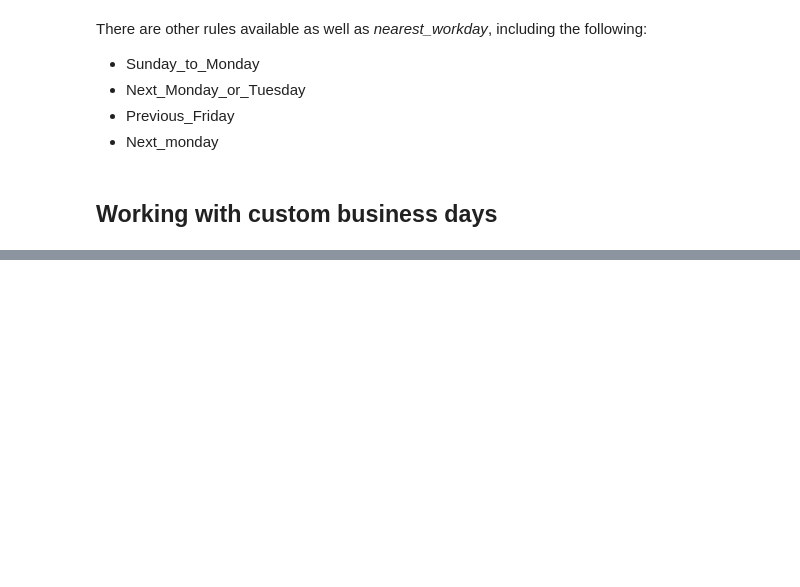
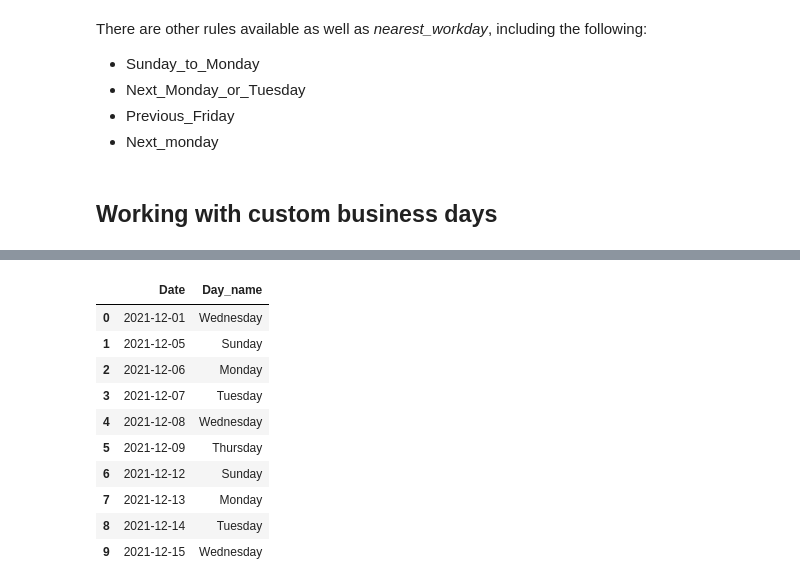
Before and after one commit to LaurbergMJ/TimeSeriesAnalysisWithPythonCookbook, a Jupyter notebook: Ch6.ipynb, the cells around one changed output, grey strips where cells are left out. Cells and saved outputs as stored; diff of their text form; code cells hidden in the pictures; blank space fills up the shorter version.

```diff
--- a/Ch6.ipynb
+++ b/Ch6.ipynb
@@ -525,0 +528,3 @@ There are other rules available as well as _nearest_workday_, including the foll
+# %%
+dubai_uae_workdays = "Sun Mon Tue Wed Thu"
+national_day = [pd.to_datetime('2021-12-2')]
@@ -525,0 +557,17 @@ There are other rules available as well as _nearest_workday_, including the foll
+# %%
+# To make it easier to determine whether things are working as expected, add a new column that represents the day name
+df['Day_name'] = df.Date.dt.day_name()
+
+df
+# %% [output]
+|  | Date | Day_name |
+| 0 | 2021-12-01 | Wednesday |
+| 1 | 2021-12-05 | Sunday |
+| 2 | 2021-12-06 | Monday |
+| 3 | 2021-12-07 | Tuesday |
+| 4 | 2021-12-08 | Wednesday |
+| 5 | 2021-12-09 | Thursday |
+| 6 | 2021-12-12 | Sunday |
+| 7 | 2021-12-13 | Monday |
+| 8 | 2021-12-14 | Tuesday |
+| 9 | 2021-12-15 | Wednesday |
```
Also changed, not shown: parts of 7 cells of this notebook.
